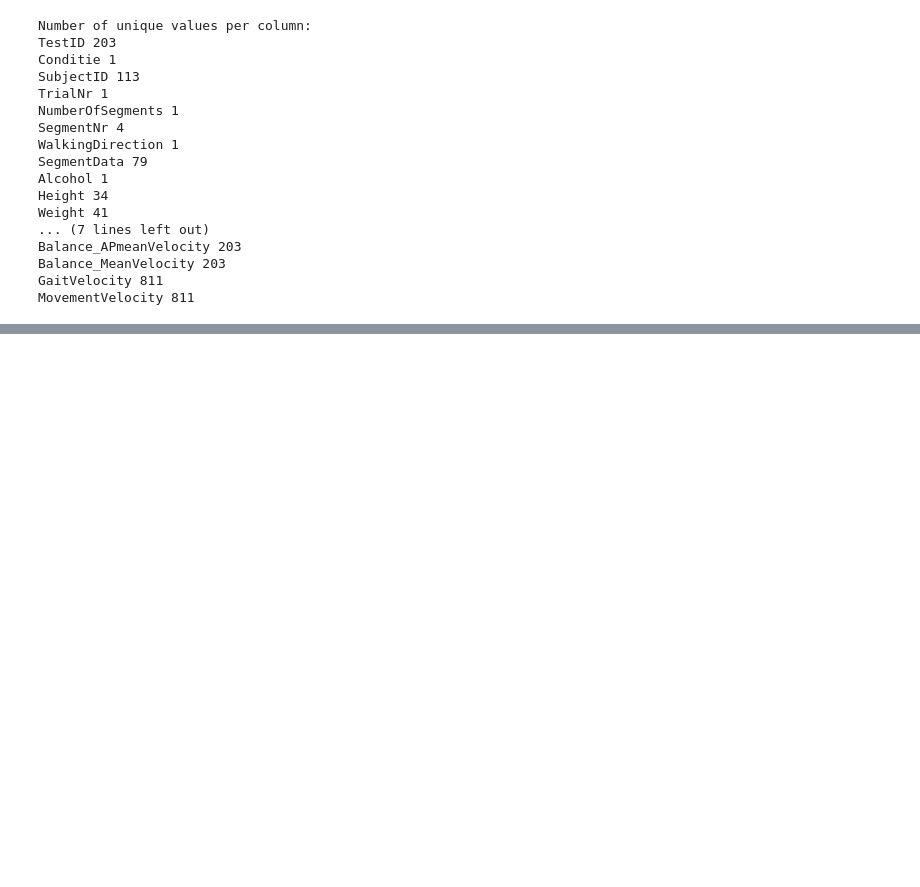
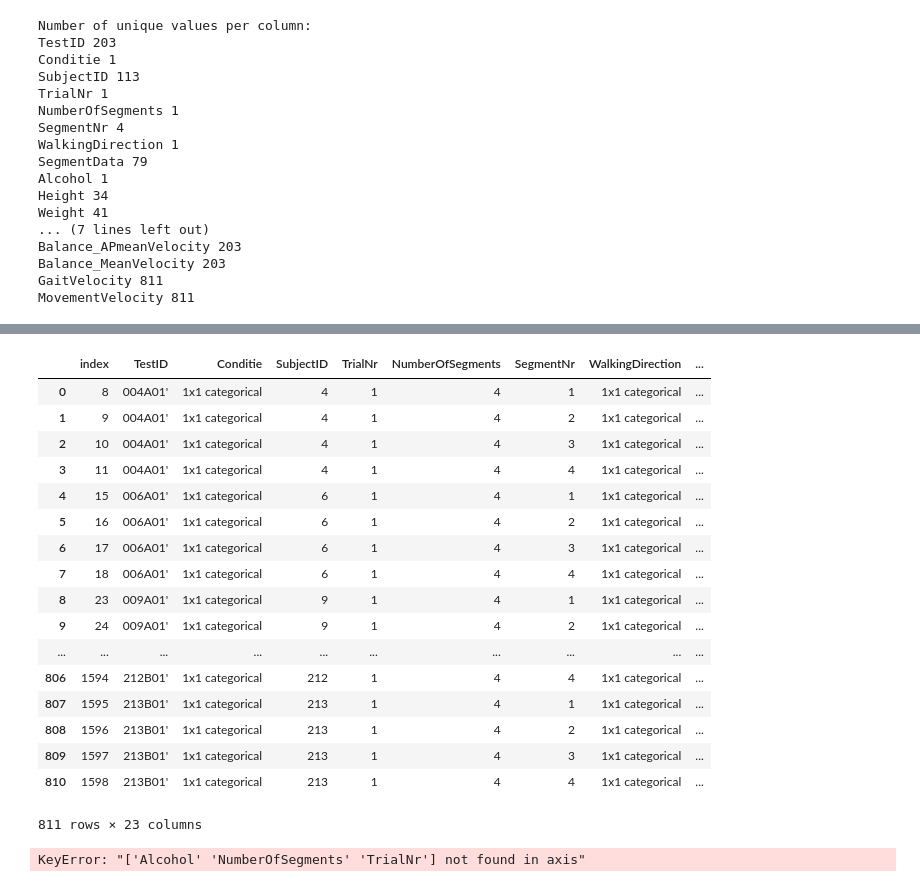
Before and after one commit to VivienvV/fallrisk, a Jupyter notebook: Data_preprocessing/s_preprocessTheData.ipynb, the cells around one changed output, grey strips where cells are left out. Saved outputs shown, nothing was run; the diff lists cells and outputs as text; code cells hidden in the pictures; blank space fills up the shorter version.

Commit message:
remove extra index

```diff
--- a/Data_preprocessing/s_preprocessTheData.ipynb
+++ b/Data_preprocessing/s_preprocessTheData.ipynb
@@ -86,3 +86,6 @@ Balance_APmeanVelocity 203
 Balance_MeanVelocity 203
 GaitVelocity 811
 MovementVelocity 811
+# %%
+# At last, reset the index (DO WHEN MATLAB IS DONE)
+df_5 = df_4.reset_index()
@@ -89,3 +114,26 @@ MovementVelocity 811
+# %%
+display(df_5)
+# %% [output]
+|  | index | TestID | Conditie | SubjectID | TrialNr | NumberOfSegments | SegmentNr | WalkingDirection | ... |
+| 0 | 8 | 004A01' | 1x1 categorical | 4 | 1 | 4 | 1 | 1x1 categorical | ... |
+| 1 | 9 | 004A01' | 1x1 categorical | 4 | 1 | 4 | 2 | 1x1 categorical | ... |
+| 2 | 10 | 004A01' | 1x1 categorical | 4 | 1 | 4 | 3 | 1x1 categorical | ... |
+| 3 | 11 | 004A01' | 1x1 categorical | 4 | 1 | 4 | 4 | 1x1 categorical | ... |
+| 4 | 15 | 006A01' | 1x1 categorical | 6 | 1 | 4 | 1 | 1x1 categorical | ... |
+| 5 | 16 | 006A01' | 1x1 categorical | 6 | 1 | 4 | 2 | 1x1 categorical | ... |
+| 6 | 17 | 006A01' | 1x1 categorical | 6 | 1 | 4 | 3 | 1x1 categorical | ... |
+| 7 | 18 | 006A01' | 1x1 categorical | 6 | 1 | 4 | 4 | 1x1 categorical | ... |
+| 8 | 23 | 009A01' | 1x1 categorical | 9 | 1 | 4 | 1 | 1x1 categorical | ... |
+| 9 | 24 | 009A01' | 1x1 categorical | 9 | 1 | 4 | 2 | 1x1 categorical | ... |
+| ... | ... | ... | ... | ... | ... | ... | ... | ... | ... |
+| 806 | 1594 | 212B01' | 1x1 categorical | 212 | 1 | 4 | 4 | 1x1 categorical | ... |
+| 807 | 1595 | 213B01' | 1x1 categorical | 213 | 1 | 4 | 1 | 1x1 categorical | ... |
+| 808 | 1596 | 213B01' | 1x1 categorical | 213 | 1 | 4 | 2 | 1x1 categorical | ... |
+| 809 | 1597 | 213B01' | 1x1 categorical | 213 | 1 | 4 | 3 | 1x1 categorical | ... |
+| 810 | 1598 | 213B01' | 1x1 categorical | 213 | 1 | 4 | 4 | 1x1 categorical | ... |
+811 rows × 23 columns
 # %%
-# remove columns that aren't neccesary anymore: Alcohol, NumberOfSegments and TrialNr
-df_5 = df_4.drop(["Alcohol", "NumberOfSegments", "TrialNr"], axis=1)
+# remove columns that aren't neccesary anymore: Level_0, Alcohol, NumberOfSegments and TrialNr
+df_6 = df_5.drop(["l", "Alcohol", "NumberOfSegments", "TrialNr"], axis=1)
+# %% [output]
+KeyError: "['Alcohol' 'NumberOfSegments' 'TrialNr'] not found in axis"
```
Also changed, not shown: parts of 2 cells of this notebook, 1 other file.
